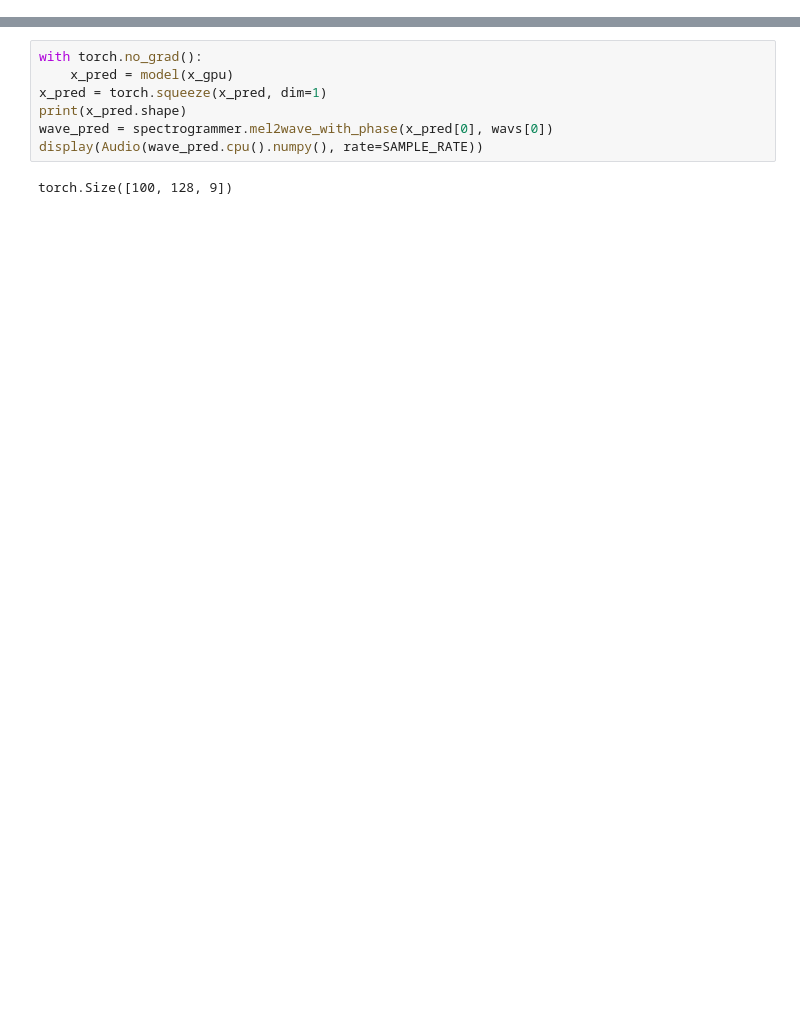
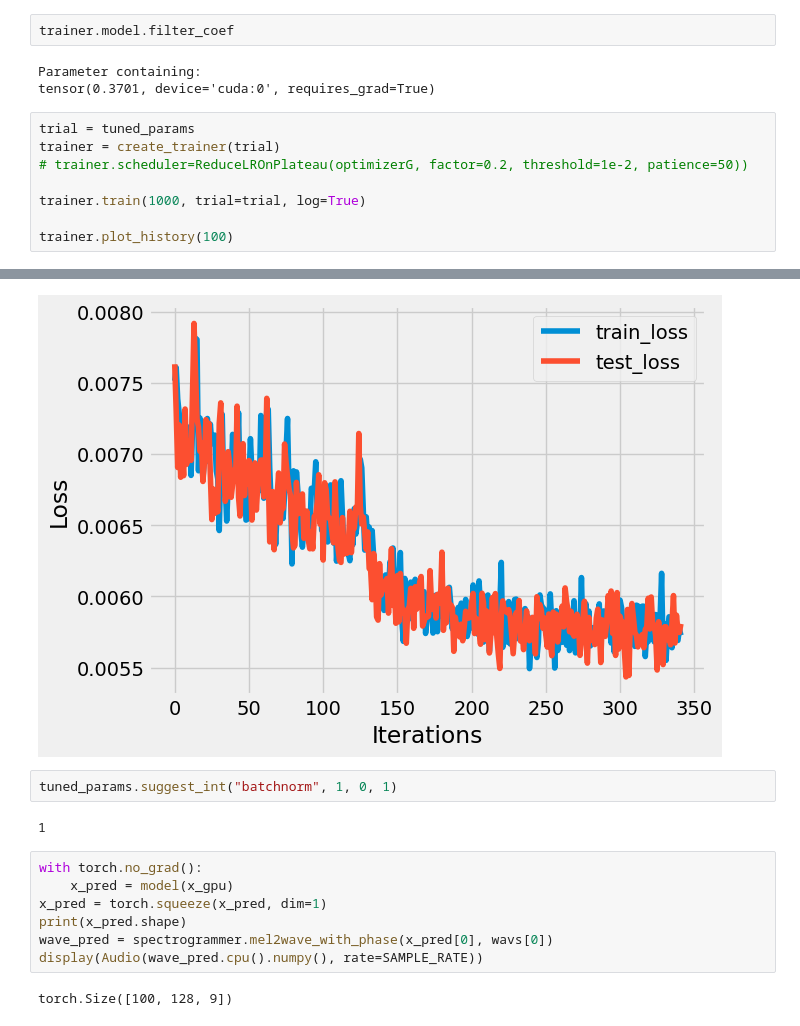
Before and after one commit to misha1sh/audio-ml, a Jupyter notebook: main.ipynb, the cells around one changed output, grey strips where cells are left out. Cells and saved outputs as stored; diff of their text form; blank space fills up the shorter version.

```diff
--- a/main.ipynb
+++ b/main.ipynb
@@ -182,0 +473,14 @@ del scheduler
+# %%
+trainer.model.filter_coef
+# %% [output]
+Parameter containing:
+tensor(0.3701, device='cuda:0', requires_grad=True)
+# %%
+trial = tuned_params
+trainer = create_trainer(trial)
+# trainer.scheduler=ReduceLROnPlateau(optimizerG, factor=0.2, threshold=1e-2, patience=50))
+
+trainer.train(1000, trial=trial, log=True)
+
+trainer.plot_history(100)
+# %% [output]
@@ -183,3 +504,8 @@ del scheduler
+[figure, added]
+# %%
+tuned_params.suggest_int("batchnorm", 1, 0, 1)
+# %% [output]
+1
 # %%
 with torch.no_grad():
     x_pred = model(x_gpu)
```
Also changed, not shown: parts of 19 cells of this notebook, 11 other files.
